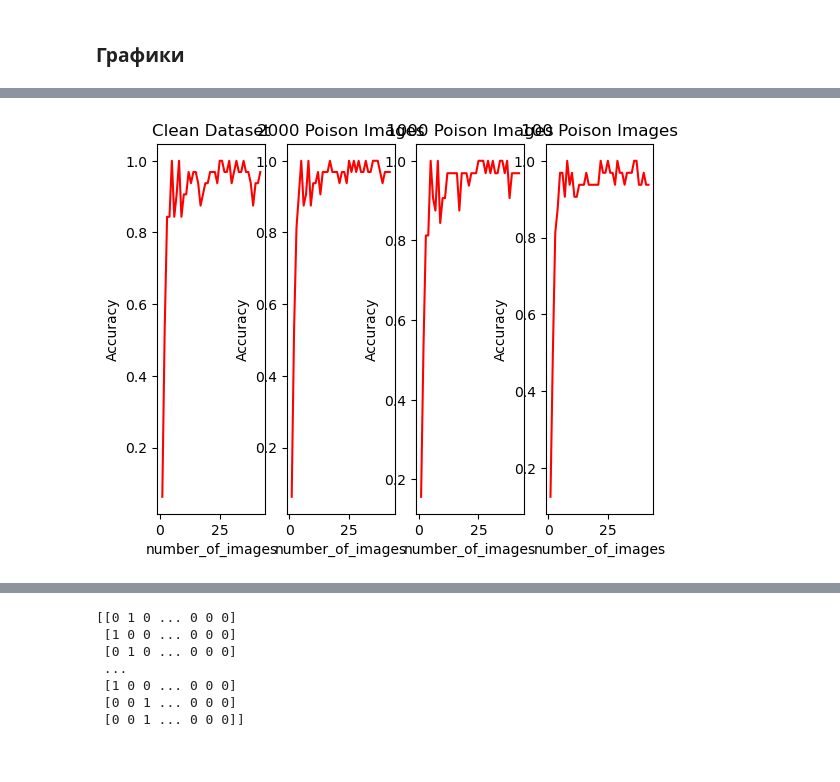
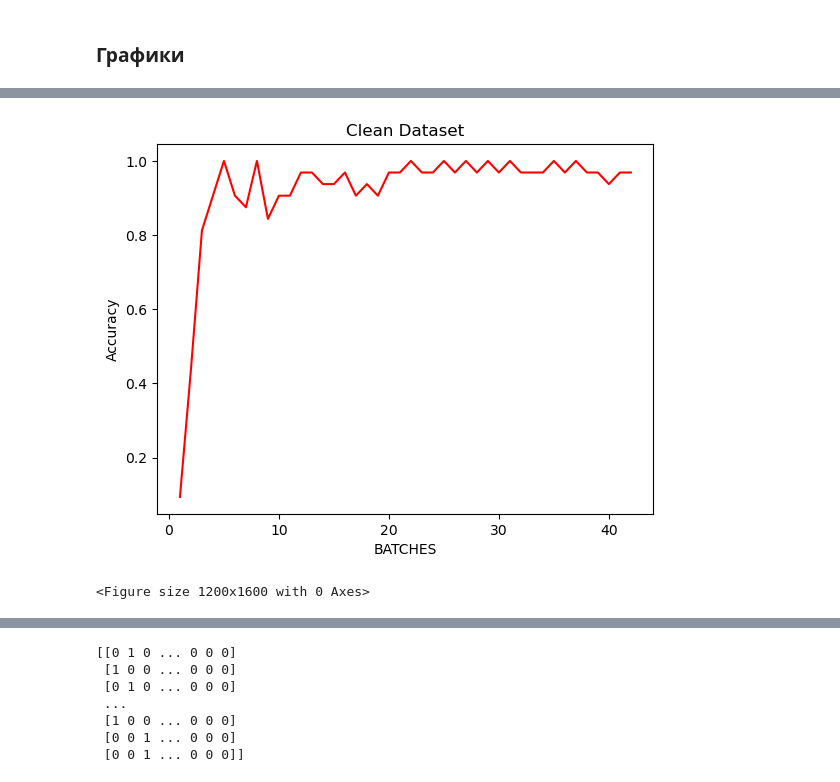
Before and after one commit to Zorinal/ModelShield, a Jupyter notebook: practice/Final.ipynb, the cells around one changed output, grey strips where cells are left out. Drawn from its saved outputs; the diff is of its cells as text; code cells hidden in the pictures.

```diff
--- a/practice/Final.ipynb
+++ b/practice/Final.ipynb
@@ -1087,24 +1098,12 @@ plt.show()
 # %%
-fig1, axes1 = plt.subplots(1,4)
-axes1[0].plot( number_of_images, clean_acc,color = 'red')
-axes1[0].set_ylabel('Accuracy')
-axes1[0].set_xlabel('number_of_images')
-axes1[0].set_title('Clean Dataset')
-
-axes1[1].plot( number_of_images,poison_accL, color = 'red')
-axes1[1].set_ylabel('Accuracy')
-axes1[1].set_xlabel('number_of_images')
-axes1[1].set_title('2000 Poison Images')
-
-axes1[2].plot(number_of_images, thous_acc, color = 'red')
-axes1[2].set_ylabel('Accuracy')
-axes1[2].set_xlabel('number_of_images')
-axes1[2].set_title('1000 Poison Images')
-
-axes1[3].plot(number_of_images, hundred_acc, color = 'red')
-axes1[3].set_ylabel('Accuracy')
-axes1[3].set_xlabel('number_of_images')
-axes1[3].set_title('100 Poison Images')
+fig10, axes10 = plt.subplots(1)
+axes10.plot( number_of_images, clean_acc,color = 'red')
+axes10.set_ylabel('Accuracy')
+axes10.set_xlabel('BATCHES')
+axes10.set_title('Clean Dataset')
+figure(figsize=(15, 20), dpi=80)
+fig10.savefig("accuracy0")
 plt.show()
 # %% [output]
-[figure, old version]
+[figure, new version]
+<Figure size 1200x1600 with 0 Axes>
```
Also changed, not shown: parts of 24 cells of this notebook.
